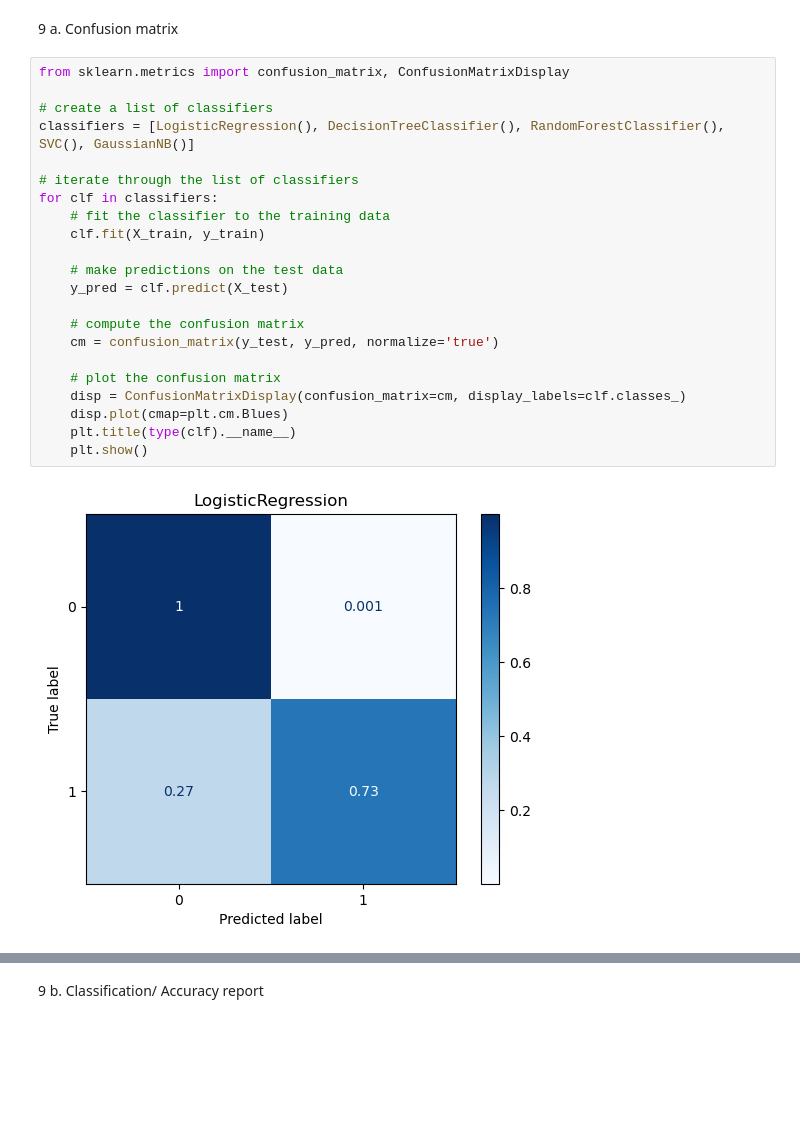
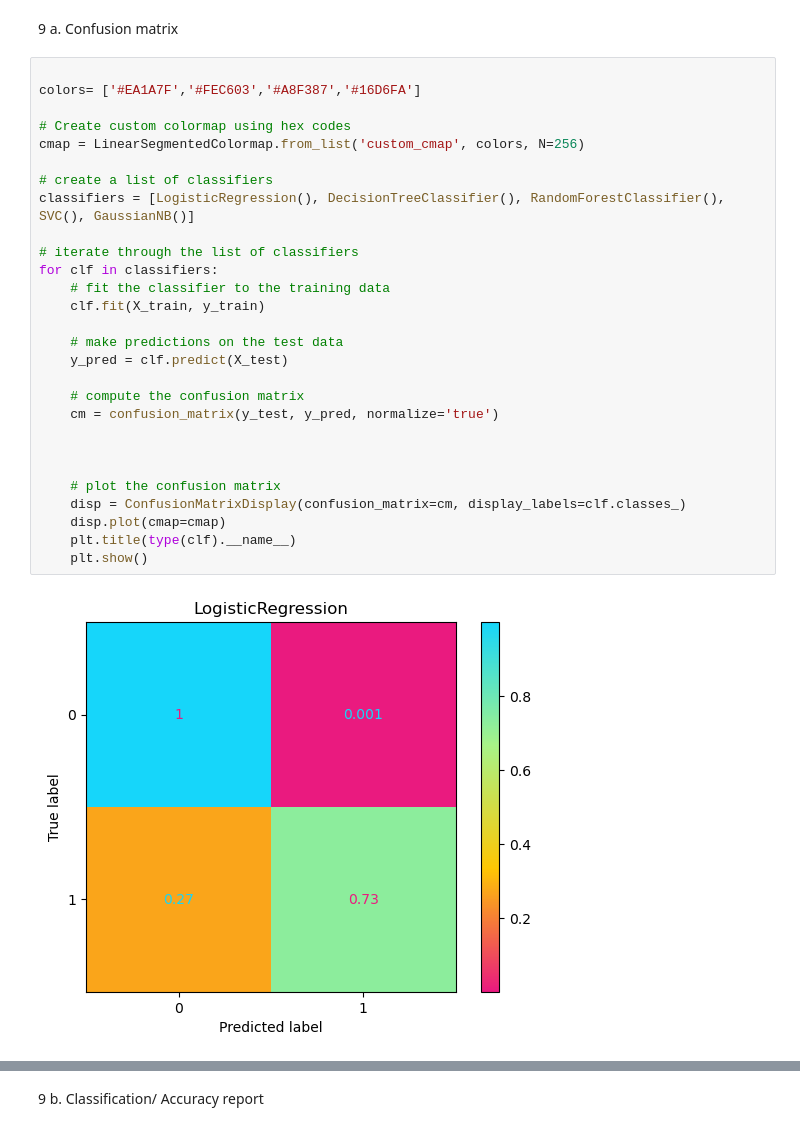
Before and after one commit to rajinipreethajohn/SPAM_classifier, a Jupyter notebook: SpamClassifier.ipynb, the cells around one changed output, grey strips where cells are left out. Saved outputs shown, nothing was run; the diff lists cells and outputs as text; blank space fills up the shorter version.

```diff
--- a/SpamClassifier.ipynb
+++ b/SpamClassifier.ipynb
@@ -339,26 +340,32 @@ STEP 9 : EVALUATING MODELS
 # %% [markdown]
 9 a. Confusion matrix
 # %%
-from sklearn.metrics import confusion_matrix, ConfusionMatrixDisplay
+
+colors= ['#EA1A7F','#FEC603','#A8F387','#16D6FA']
+
+# Create custom colormap using hex codes
+cmap = LinearSegmentedColormap.from_list('custom_cmap', colors, N=256)
 
 # create a list of classifiers
 classifiers = [LogisticRegression(), DecisionTreeClassifier(), RandomForestClassifier(), SVC(), GaussianNB()]
 
 # iterate through the list of classifiers
 for clf in classifiers:
     # fit the classifier to the training data
     clf.fit(X_train, y_train)
 
     # make predictions on the test data
     y_pred = clf.predict(X_test)
 
     # compute the confusion matrix
     cm = confusion_matrix(y_test, y_pred, normalize='true')
 
+
+
     # plot the confusion matrix
     disp = ConfusionMatrixDisplay(confusion_matrix=cm, display_labels=clf.classes_)
-    disp.plot(cmap=plt.cm.Blues)
+    disp.plot(cmap=cmap)
     plt.title(type(clf).__name__)
     plt.show()
 # %% [output]
-[figure, old version]
+[figure, new version]
```
Also changed, not shown: parts of 3 cells of this notebook.
